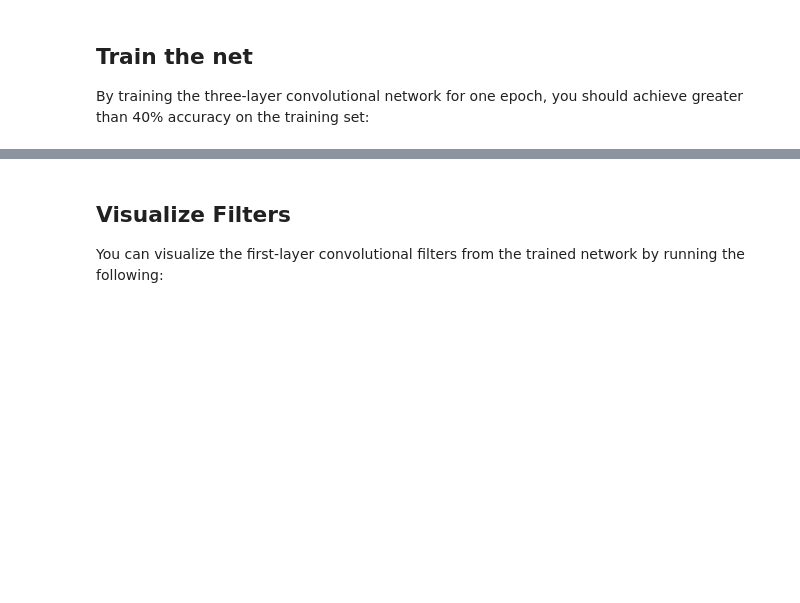
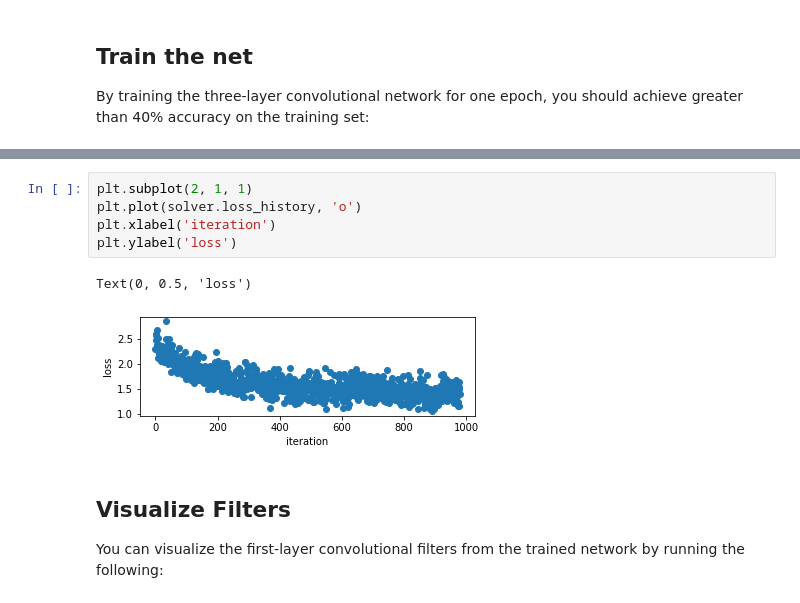
Before and after one commit to amirgamil/CS231N-Assignments, a Jupyter notebook: assignment2/ConvolutionalNetworks.ipynb, the cells around one changed output, grey strips where cells are left out. Cells and saved outputs as stored; diff of their text form; blank space fills up the shorter version.

```diff
--- a/assignment2/ConvolutionalNetworks.ipynb
+++ b/assignment2/ConvolutionalNetworks.ipynb
@@ -470,3 +579,11 @@ solver.train()
+# %%
+plt.subplot(2, 1, 1)
+plt.plot(solver.loss_history, 'o')
+plt.xlabel('iteration')
+plt.ylabel('loss')
+# %% [output]
+Text(0, 0.5, 'loss')
+[figure, added]
 # %% [markdown]
 ## Visualize Filters
 You can visualize the first-layer convolutional filters from the trained network by running the following:
```
Also changed, not shown: parts of 15 cells of this notebook, 2 other files.
